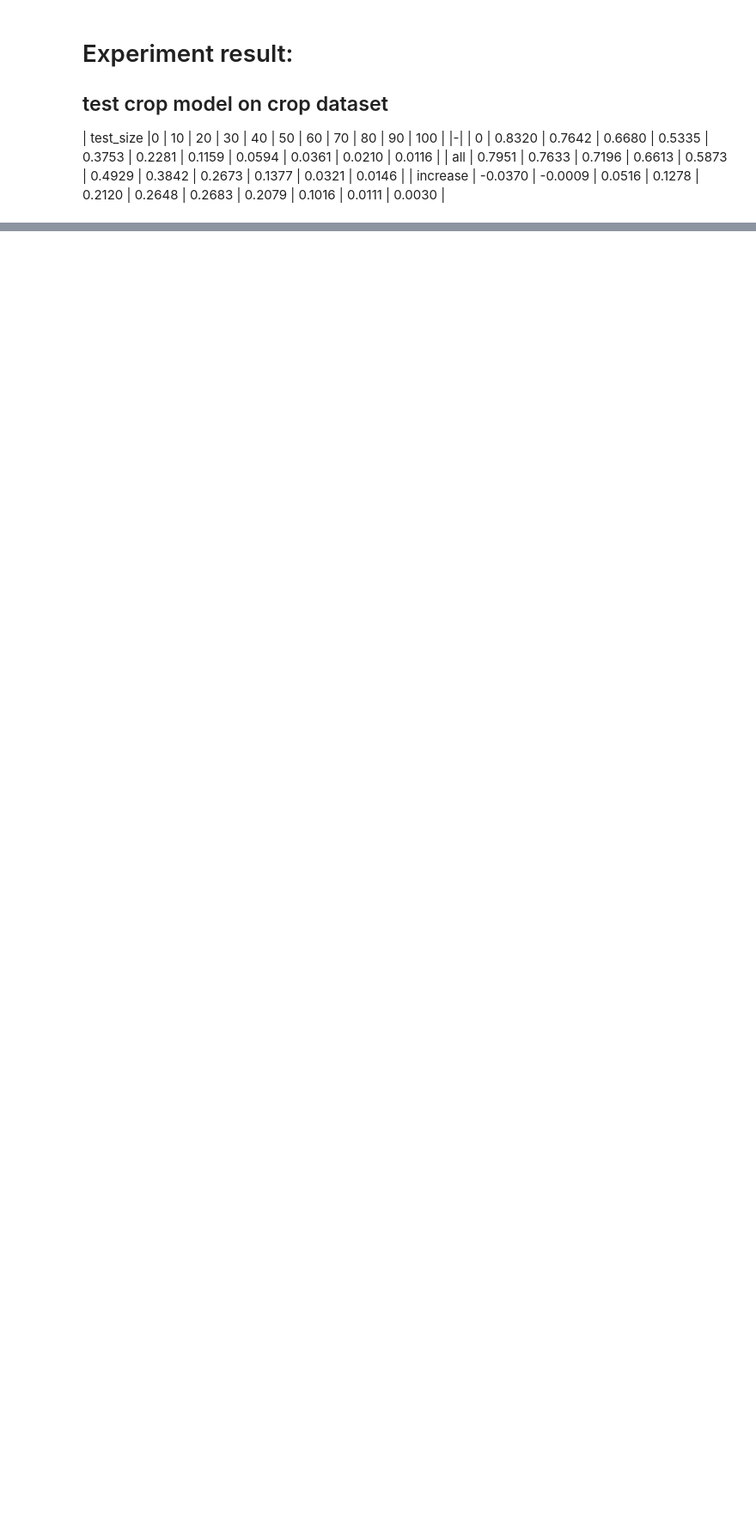
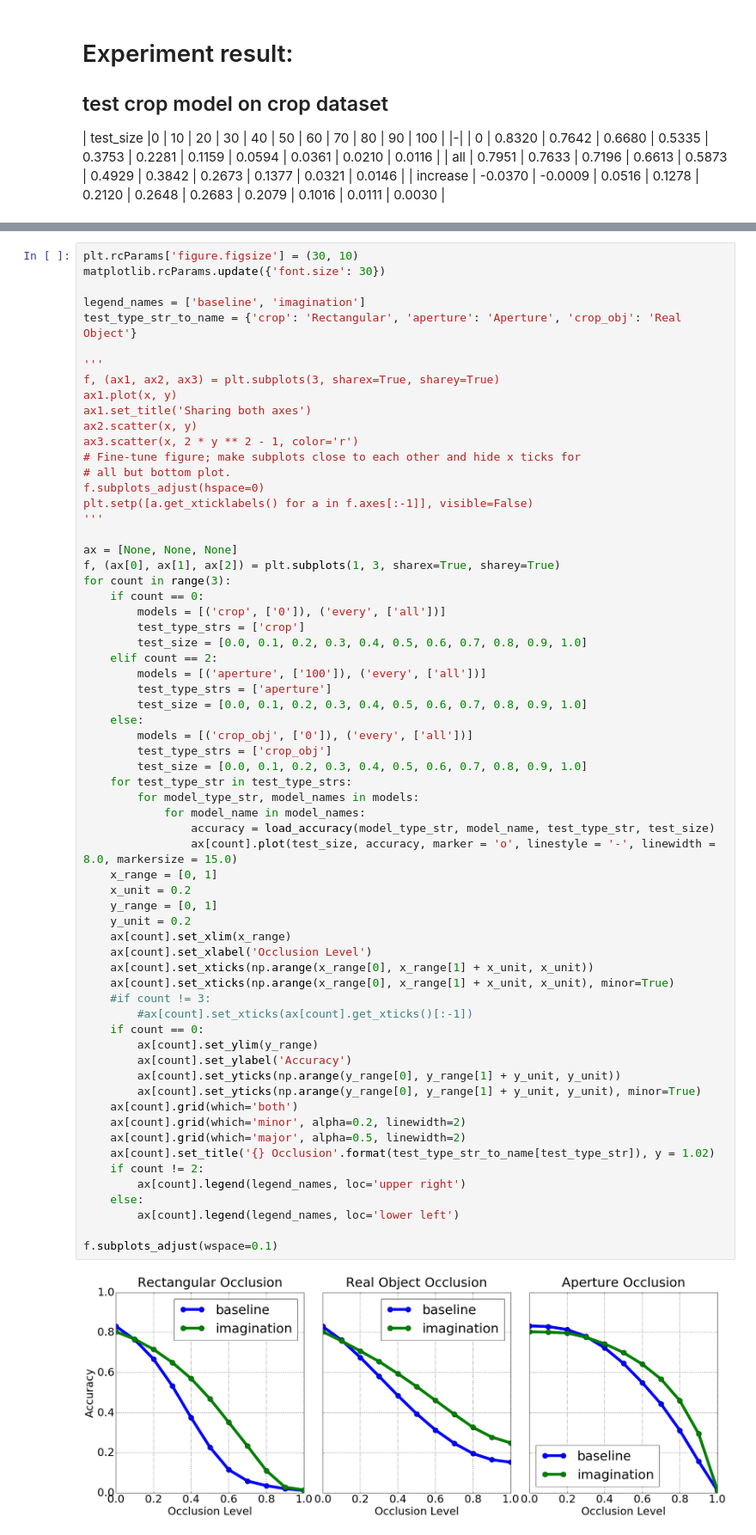
Before and after one commit to Definiter/occlusion-project, a Jupyter notebook: src/visualize_accuracy.ipynb, the cells around one changed output, grey strips where cells are left out. Shown at 86% size. Cells and saved outputs as stored; diff of their text form; blank space fills up the shorter version.

```diff
--- a/src/visualize_accuracy.ipynb
+++ b/src/visualize_accuracy.ipynb
@@ -316,0 +333,66 @@ if len(model_type_strs) == 1:
+# %%
+plt.rcParams['figure.figsize'] = (30, 10)
+matplotlib.rcParams.update({'font.size': 30})
+
+legend_names = ['baseline', 'imagination']
+test_type_str_to_name = {'crop': 'Rectangular', 'aperture': 'Aperture', 'crop_obj': 'Real Object'}
+
+'''
+f, (ax1, ax2, ax3) = plt.subplots(3, sharex=True, sharey=True)
+ax1.plot(x, y)
+ax1.set_title('Sharing both axes')
+ax2.scatter(x, y)
+ax3.scatter(x, 2 * y ** 2 - 1, color='r')
+# Fine-tune figure; make subplots close to each other and hide x ticks for
+# all but bottom plot.
+f.subplots_adjust(hspace=0)
+plt.setp([a.get_xticklabels() for a in f.axes[:-1]], visible=False)
+'''
+
+ax = [None, None, None]
+f, (ax[0], ax[1], ax[2]) = plt.subplots(1, 3, sharex=True, sharey=True)
+for count in range(3):
+    if count == 0:
+        models = [('crop', ['0']), ('every', ['all'])]
+        test_type_strs = ['crop']
+        test_size = [0.0, 0.1, 0.2, 0.3, 0.4, 0.5, 0.6, 0.7, 0.8, 0.9, 1.0]
+    elif count == 2:
+        models = [('aperture', ['100']), ('every', ['all'])]
+        test_type_strs = ['aperture']
+        test_size = [0.0, 0.1, 0.2, 0.3, 0.4, 0.5, 0.6, 0.7, 0.8, 0.9, 1.0]
+    else:
+        models = [('crop_obj', ['0']), ('every', ['all'])]
+        test_type_strs = ['crop_obj']
+        test_size = [0.0, 0.1, 0.2, 0.3, 0.4, 0.5, 0.6, 0.7, 0.8, 0.9, 1.0]
+    for test_type_str in test_type_strs:
+        for model_type_str, model_names in models:
+            for model_name in model_names:
+                accuracy = load_accuracy(model_type_str, model_name, test_type_str, test_size)
+                ax[count].plot(test_size, accuracy, marker = 'o', linestyle = '-', linewidth = 8.0, markersize = 15.0)
+    x_range = [0, 1]
+    x_unit = 0.2
+    y_range = [0, 1]
+    y_unit = 0.2
+    ax[count].set_xlim(x_range)
+    ax[count].set_xlabel('Occlusion Level')
+    ax[count].set_xticks(np.arange(x_range[0], x_range[1] + x_unit, x_unit))
+    ax[count].set_xticks(np.arange(x_range[0], x_range[1] + x_unit, x_unit), minor=True)
+    #if count != 3:
+        #ax[count].set_xticks(ax[count].get_xticks()[:-1])
+    if count == 0:
+        ax[count].set_ylim(y_range)
+        ax[count].set_ylabel('Accuracy')
+        ax[count].set_yticks(np.arange(y_range[0], y_range[1] + y_unit, y_unit))
+        ax[count].set_yticks(np.arange(y_range[0], y_range[1] + y_unit, y_unit), minor=True)
+    ax[count].grid(which='both')
+    ax[count].grid(which='minor', alpha=0.2, linewidth=2)
+    ax[count].grid(which='major', alpha=0.5, linewidth=2)
+    ax[count].set_title('{} Occlusion'.format(test_type_str_to_name[test_type_str]), y = 1.02)
+    if count != 2:
+        ax[count].legend(legend_names, loc='upper right')
+    else:
+        ax[count].legend(legend_names, loc='lower left')
+
+f.subplots_adjust(wspace=0.1)
+# %% [output]
+[figure, added]
```
Also changed, not shown: parts of 2 cells of this notebook, 7 other files.
